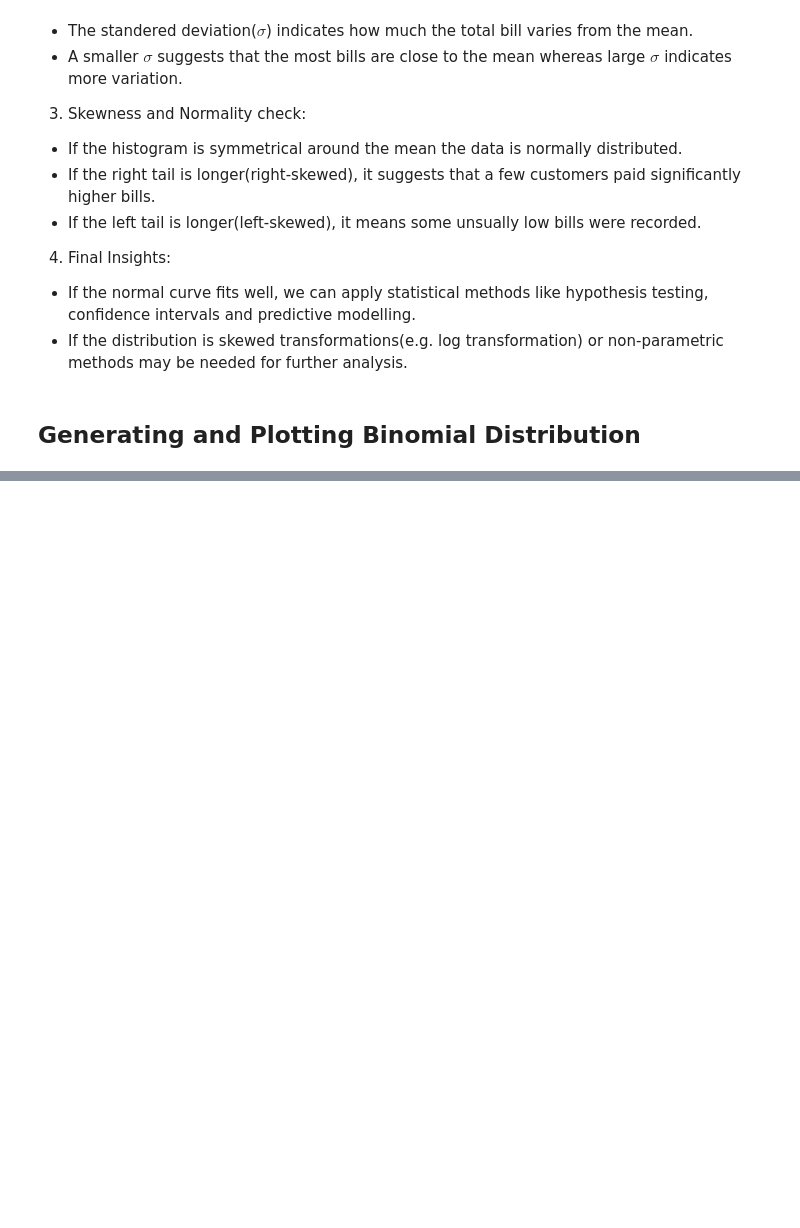
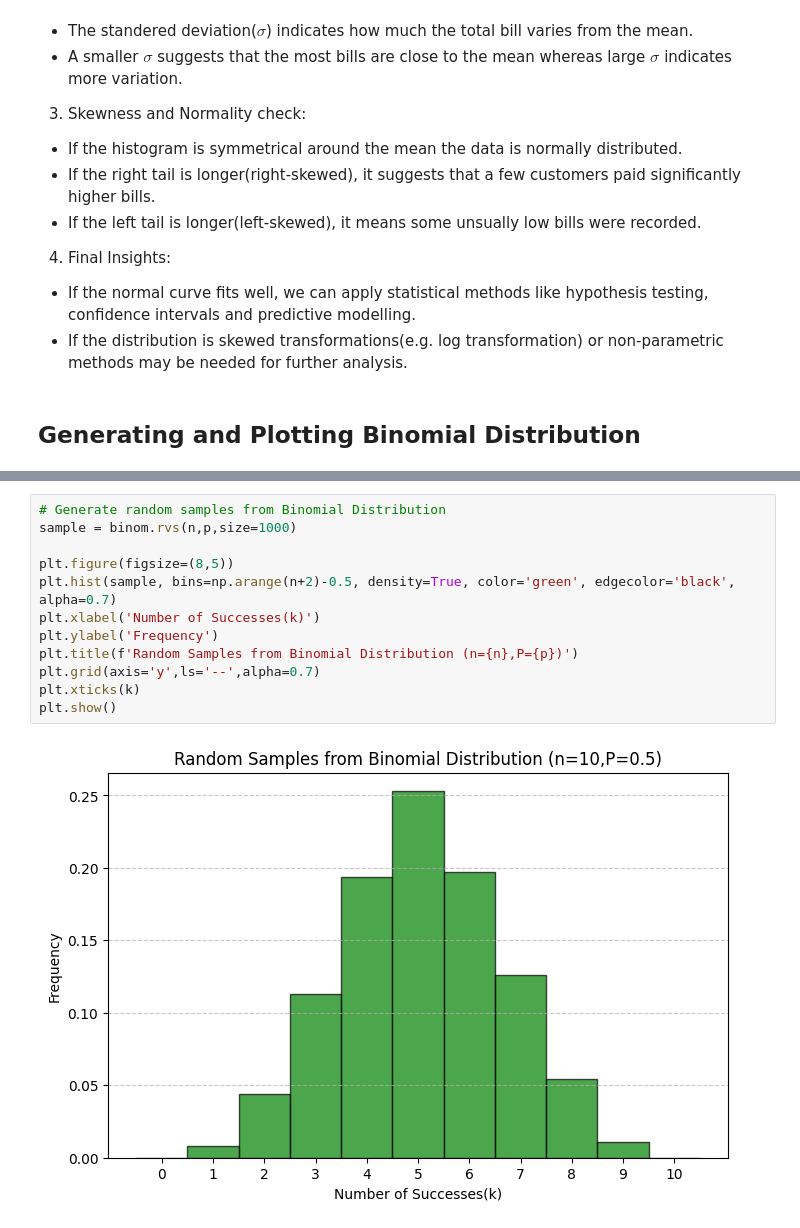
Before and after one commit to piyush-verma020/math-visualization, a Jupyter notebook: Probability.ipynb, the cells around one changed output, grey strips where cells are left out. Drawn from its saved outputs; the diff is of its cells as text; blank space fills up the shorter version.

```diff
--- a/Probability.ipynb
+++ b/Probability.ipynb
@@ -166,0 +251,14 @@ plt.show()
+# %%
+# Generate random samples from Binomial Distribution
+sample = binom.rvs(n,p,size=1000)
+
+plt.figure(figsize=(8,5))
+plt.hist(sample, bins=np.arange(n+2)-0.5, density=True, color='green', edgecolor='black', alpha=0.7)
+plt.xlabel('Number of Successes(k)')
+plt.ylabel('Frequency')
+plt.title(f'Random Samples from Binomial Distribution (n={n},P={p})')
+plt.grid(axis='y',ls='--',alpha=0.7)
+plt.xticks(k)
+plt.show()
+# %% [output]
+[figure, added]
```
Also changed, not shown: parts of 11 cells of this notebook.
